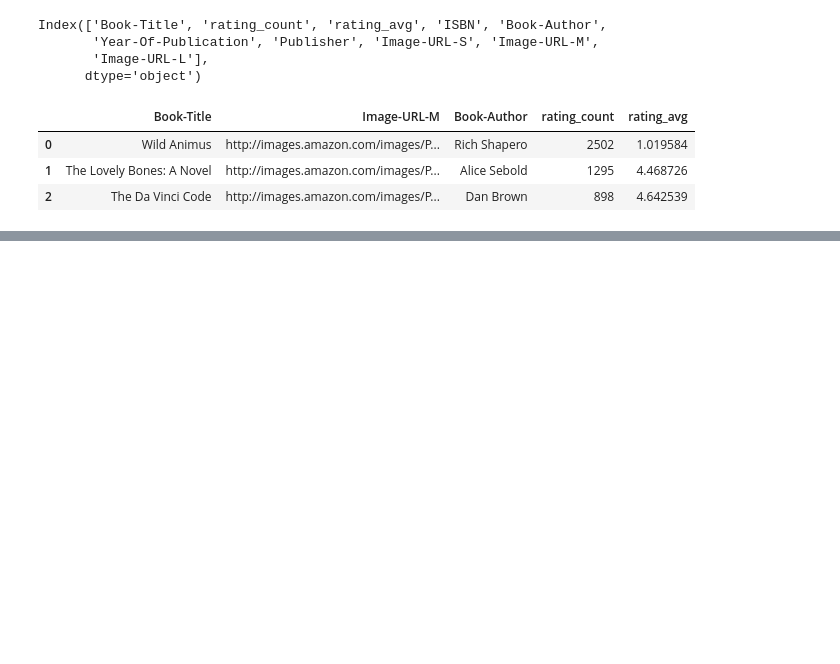
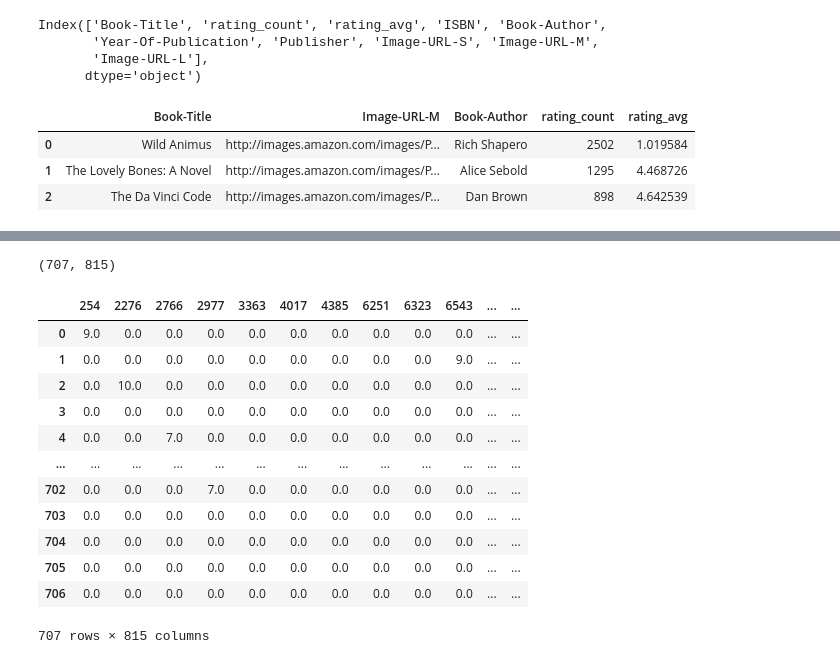
Before and after one commit to arijit99999/BookRecommendationSystem, a Jupyter notebook: notebooks/research.ipynb, the cells around one changed output, grey strips where cells are left out. Cells and saved outputs as stored; diff of their text form; code cells hidden in the pictures; blank space fills up the shorter version.

```diff
--- a/notebooks/research.ipynb
+++ b/notebooks/research.ipynb
@@ -204,0 +334,22 @@ final50.head(3)
+# %%
+data.shape
+# %% [output]
+(707, 815)
+# %%
+b=pd.read_csv(r'C:\Users\deyar\OneDrive\Desktop\BookRecommendationSystem\artifacts\data.csv')
+# %%
+b
+# %% [output]
+|  | 254 | 2276 | 2766 | 2977 | 3363 | 4017 | 4385 | 6251 | 6323 | 6543 | ... | ... |
+| 0 | 9.0 | 0.0 | 0.0 | 0.0 | 0.0 | 0.0 | 0.0 | 0.0 | 0.0 | 0.0 | ... | ... |
+| 1 | 0.0 | 0.0 | 0.0 | 0.0 | 0.0 | 0.0 | 0.0 | 0.0 | 0.0 | 9.0 | ... | ... |
+| 2 | 0.0 | 10.0 | 0.0 | 0.0 | 0.0 | 0.0 | 0.0 | 0.0 | 0.0 | 0.0 | ... | ... |
+| 3 | 0.0 | 0.0 | 0.0 | 0.0 | 0.0 | 0.0 | 0.0 | 0.0 | 0.0 | 0.0 | ... | ... |
+| 4 | 0.0 | 0.0 | 7.0 | 0.0 | 0.0 | 0.0 | 0.0 | 0.0 | 0.0 | 0.0 | ... | ... |
+| ... | ... | ... | ... | ... | ... | ... | ... | ... | ... | ... | ... | ... |
+| 702 | 0.0 | 0.0 | 0.0 | 7.0 | 0.0 | 0.0 | 0.0 | 0.0 | 0.0 | 0.0 | ... | ... |
+| 703 | 0.0 | 0.0 | 0.0 | 0.0 | 0.0 | 0.0 | 0.0 | 0.0 | 0.0 | 0.0 | ... | ... |
+| 704 | 0.0 | 0.0 | 0.0 | 0.0 | 0.0 | 0.0 | 0.0 | 0.0 | 0.0 | 0.0 | ... | ... |
+| 705 | 0.0 | 0.0 | 0.0 | 0.0 | 0.0 | 0.0 | 0.0 | 0.0 | 0.0 | 0.0 | ... | ... |
+| 706 | 0.0 | 0.0 | 0.0 | 0.0 | 0.0 | 0.0 | 0.0 | 0.0 | 0.0 | 0.0 | ... | ... |
+707 rows × 815 columns
```
Also changed, not shown: parts of 57 cells of this notebook, 30 other files.
